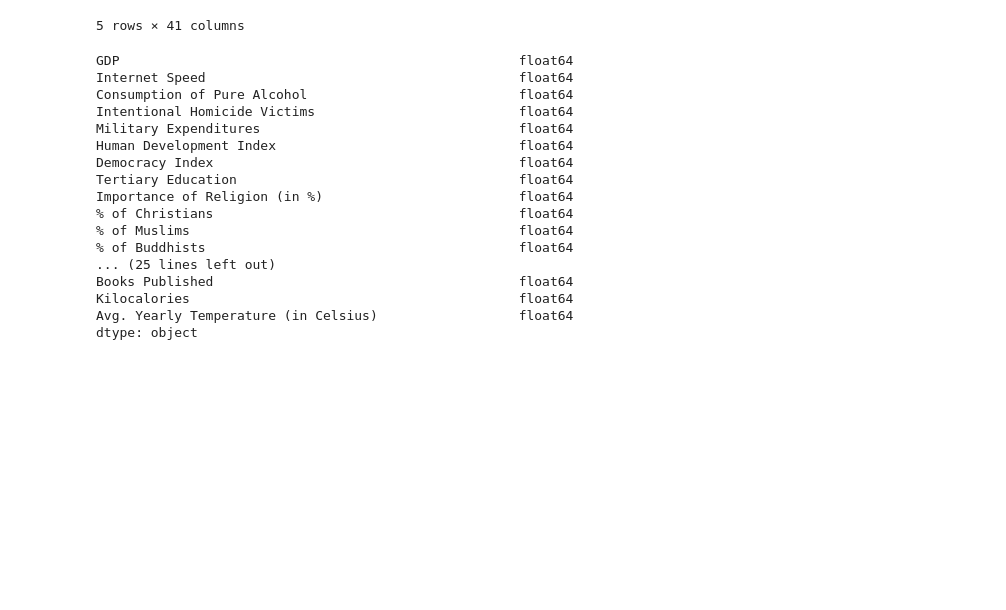
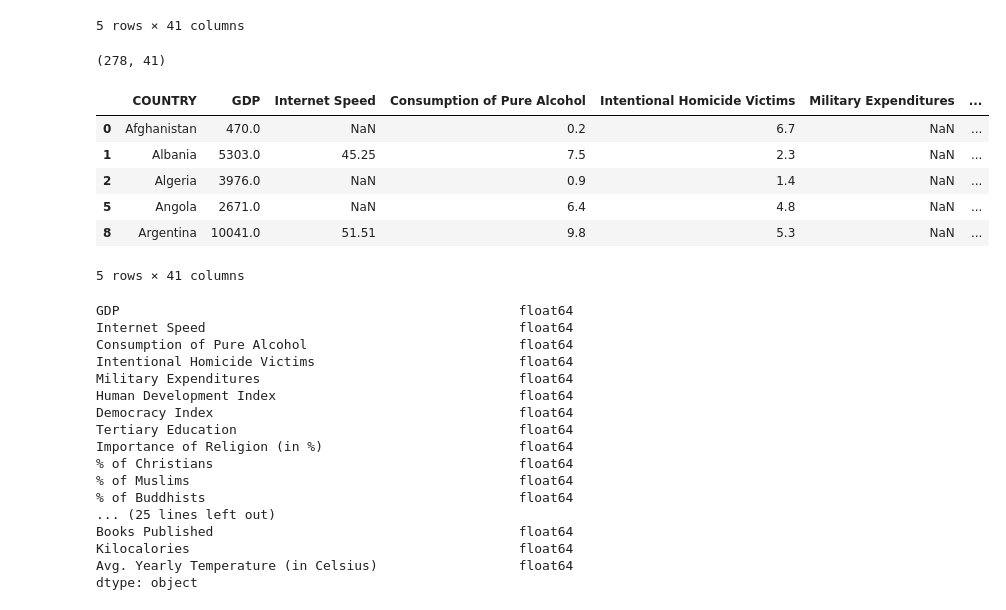
Before and after one commit to XinyuR1/IFT-3700-Devoir-2, a Jupyter notebook: Devoir 2.1 - Collecte des données.ipynb, the cells around one changed output. Saved outputs shown, nothing was run; the diff lists cells and outputs as text; code cells hidden in the pictures; blank space fills up the shorter version.

```diff
--- a/Devoir 2 - Question 2.1.ab.ipynb
+++ b/Devoir 2.1 - Collecte des données.ipynb
@@ -197,7 +197,7 @@ Number of countries/territories: 278
 #################################################################################
 # FINAL STEPS: CONVERTING TO CSV FILE
 
-final_table = pd.DataFrame(table, columns=['COUNTRY', 'GDP', 'Internet Speed', 'Consumption of Pure Alcohol',
+column_names = ['COUNTRY', 'GDP', 'Internet Speed', 'Consumption of Pure Alcohol',
     'Intentional Homicide Victims', 'Military Expenditures', 'Human Development Index', 'Democracy Index',
     'Tertiary Education', 'Importance of Religion (in %)', '% of Christians', '% of Muslims', '% of Buddhists',
     '% of Jews', 'Under-Five Mortality', 'Age of Criminal Responsability', 'Minimal Wage', 'External Debt (% of GDP)',
@@ -206,7 +206,8 @@ final_table = pd.DataFrame(table, columns=['COUNTRY', 'GDP', 'Internet Speed', '
     'Life Expectancy', 'Meat Consumption per kg', 'Incarceration Rate (per 100 000)', 'Literacy Rate', 'Age at First Marriage',
     'Spending on Education (in %)', 'Homeless Population (per 10 000)', 'Milk Consumption',
     'Num. of Scientific and Technical Journals Articles', 'Books Published', 'Kilocalories',
-    'Avg. Yearly Temperature (in Celsius)'])
+    'Avg. Yearly Temperature (in Celsius)']
+final_table = pd.DataFrame(table, columns=column_names)
 
 # Convert the features to numeric numbers (float64)
 
@@ -277,4 +278,24 @@ final_table.head()
 | 3 | American Samoa | NaN | NaN | NaN | NaN | NaN | ... |
 | 4 | Andorra | 40887.0 | 191.23 | 11.3 | 0.0 | NaN | ... |
 5 rows × 41 columns
+# %%
+final_table.shape
+# %% [output]
+(278, 41)
+# %%
+# Création du fichier dataA.csv
+dataA = pd.DataFrame(columns=column_names)
+for i in range(final_table.shape[0]):
+    if final_table.shape[1] - final_table.iloc[i,:].count() < 12:
+        dataA = dataA.append(final_table.iloc[i,:])
+# %%
+dataA.head()
+# %% [output]
+|  | COUNTRY | GDP | Internet Speed | Consumption of Pure Alcohol | Intentional Homicide Victims | Military Expenditures | ... |
+| 0 | Afghanistan | 470.0 | NaN | 0.2 | 6.7 | NaN | ... |
+| 1 | Albania | 5303.0 | 45.25 | 7.5 | 2.3 | NaN | ... |
+| 2 | Algeria | 3976.0 | NaN | 0.9 | 1.4 | NaN | ... |
+| 5 | Angola | 2671.0 | NaN | 6.4 | 4.8 | NaN | ... |
+| 8 | Argentina | 10041.0 | 51.51 | 9.8 | 5.3 | NaN | ... |
+5 rows × 41 columns
 # %%
```
Also changed, not shown: parts of 3 cells of this notebook, 1 other file.
